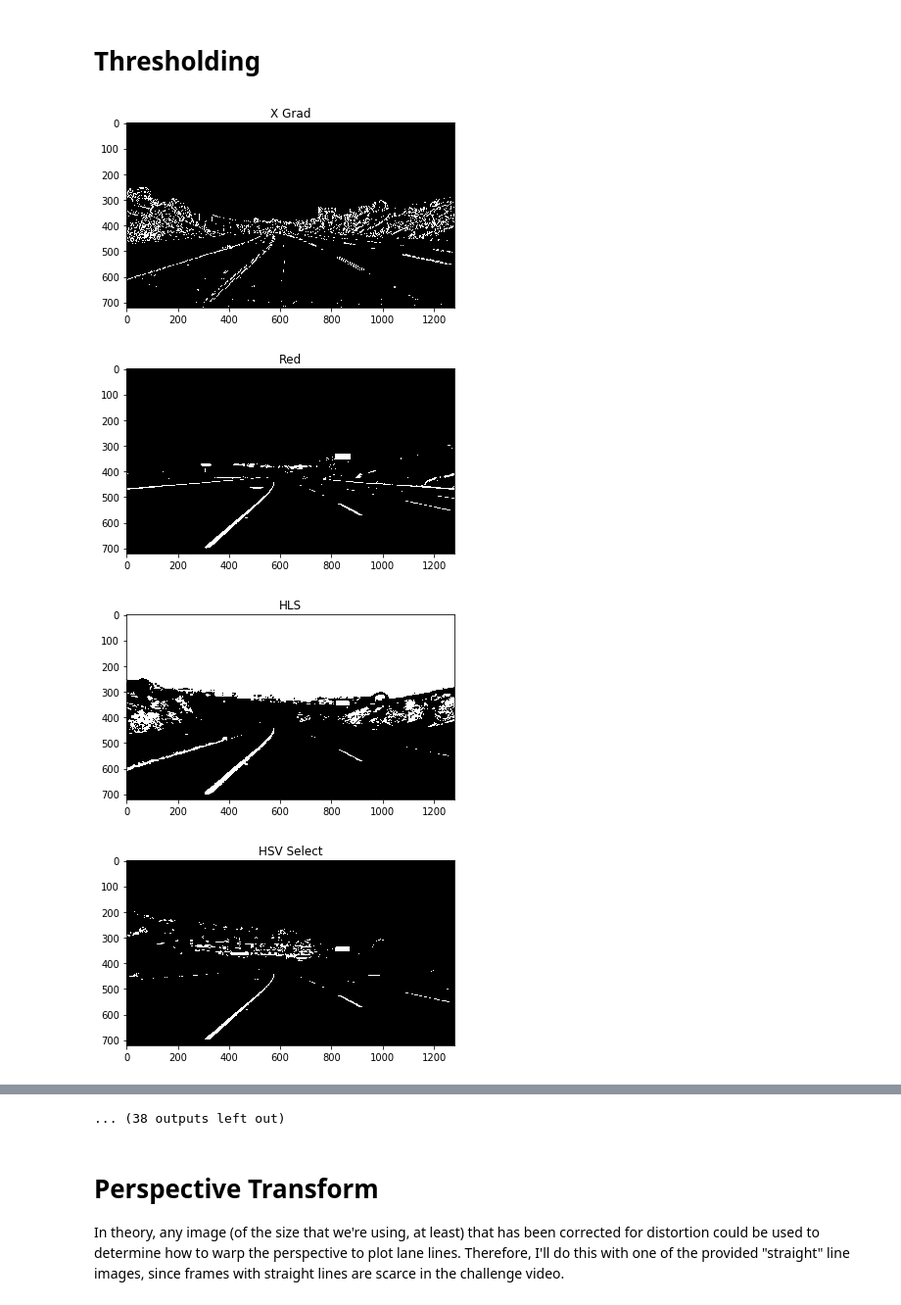
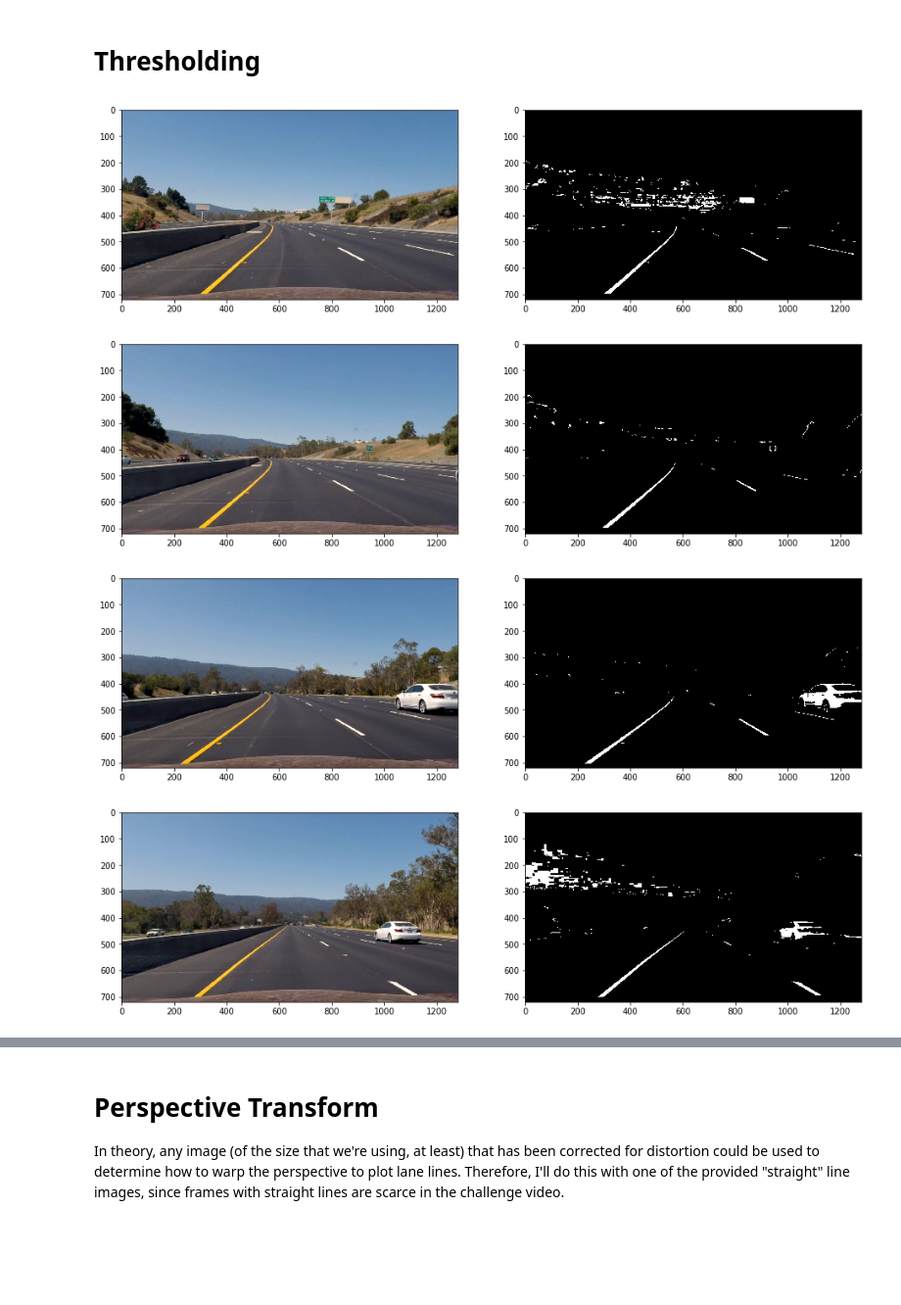
Before and after one commit to jjw2/SDC_Term1_P4, a Jupyter notebook: SDC_Term1_P4.ipynb, the cells around one changed output, grey strips where cells are left out. Shown at 98% size. Drawn from its saved outputs; the diff is of its cells as text; code cells hidden in the pictures; blank space fills up the shorter version.

```diff
--- a/SDC_Term1_P4.ipynb
+++ b/SDC_Term1_P4.ipynb
@@ -211,7 +227,7 @@ def thresh_fcn(img, ksize=5, xythresh=(20,100), magthresh=(10,100),
     gray = cv2.cvtColor(img, cv2.COLOR_RGB2GRAY)
 
     gradx = abs_sobel_thresh(gray, orient='x', sobel_kernel=ksize, thresh=xythresh)
-    if plot:
+    if False:
         plt.figure()
         plt.imshow(gradx, cmap='gray')
         plt.title('X Grad')
@@ -256,38 +272,35 @@ def thresh_fcn(img, ksize=5, xythresh=(20,100), magthresh=(10,100),
     hsv_binary = hsv_select(img, lower_yellow, upper_yellow, lower_white, upper_white)
     if plot:
         plt.figure()
         plt.imshow(hsv_binary, cmap='gray')
         plt.title('HSV Select')
 
     newimg = np.zeros_like(img[:,:,0])
     #newimg[(((gradx == 1) & (grady == 1)) | ((mag_binary == 1) & (dir_binary == 1))) & (red_binary == 1) & (hls_binary == 1)] = 1
 
     #removed the y grad
     #newimg[((gradx == 1) | ((mag_binary == 1) & (dir_binary == 1))) & (red_binary == 1) & (hls_binary == 1)] = 1
 
     #Using only HLS and red
     #newimg[ (red_binary == 1) & (hls_binary == 1)] = 1
 
-    #newimg[(hsv_binary == 1) & (red_binary == 1)] = 1
-
-
     newimg[(hsv_binary == 1)] = 1
 
 
     return newimg
 
 """
 test_img = cv2.cvtColor(raw_imgs[14], cv2.COLOR_RGB2HLS)
 s_channel = test_img[:,:,2]
 plt.imshow(s_channel, cmap='gray')
 """
 
 thresh_imgs = []
 for i in range(len(undist_imgs)): #undist_imgs
-    thresh_imgs.append(thresh_fcn(undist_imgs[i], plot=True))
+    thresh_imgs.append(thresh_fcn(undist_imgs[i], plot=False))
     plot_sbs(undist_imgs[i], thresh_imgs[i], cmap2 = 'gray')
 # %% [output]
-[figure, old version]
+[figure, new version]
-[figure, old version]
+[figure, new version]
-[figure, old version]
+[figure, new version]
-[figure, old version]
+[figure, new version]
@@ -302,4 +313,3 @@ for i in range(len(undist_imgs)): #undist_imgs
-... (38 outputs left out)
 # %% [markdown]
 # Perspective Transform
 
```
Also changed, not shown: parts of 8 cells of this notebook.
